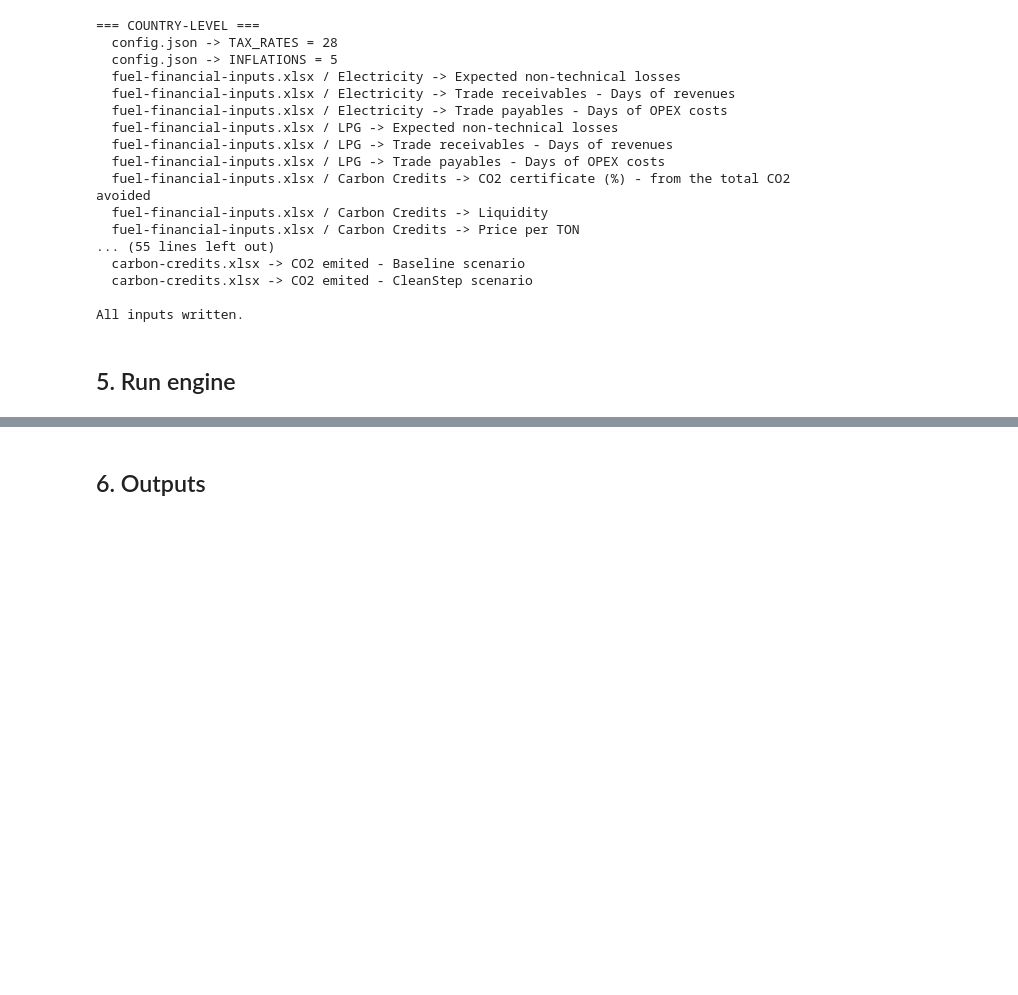
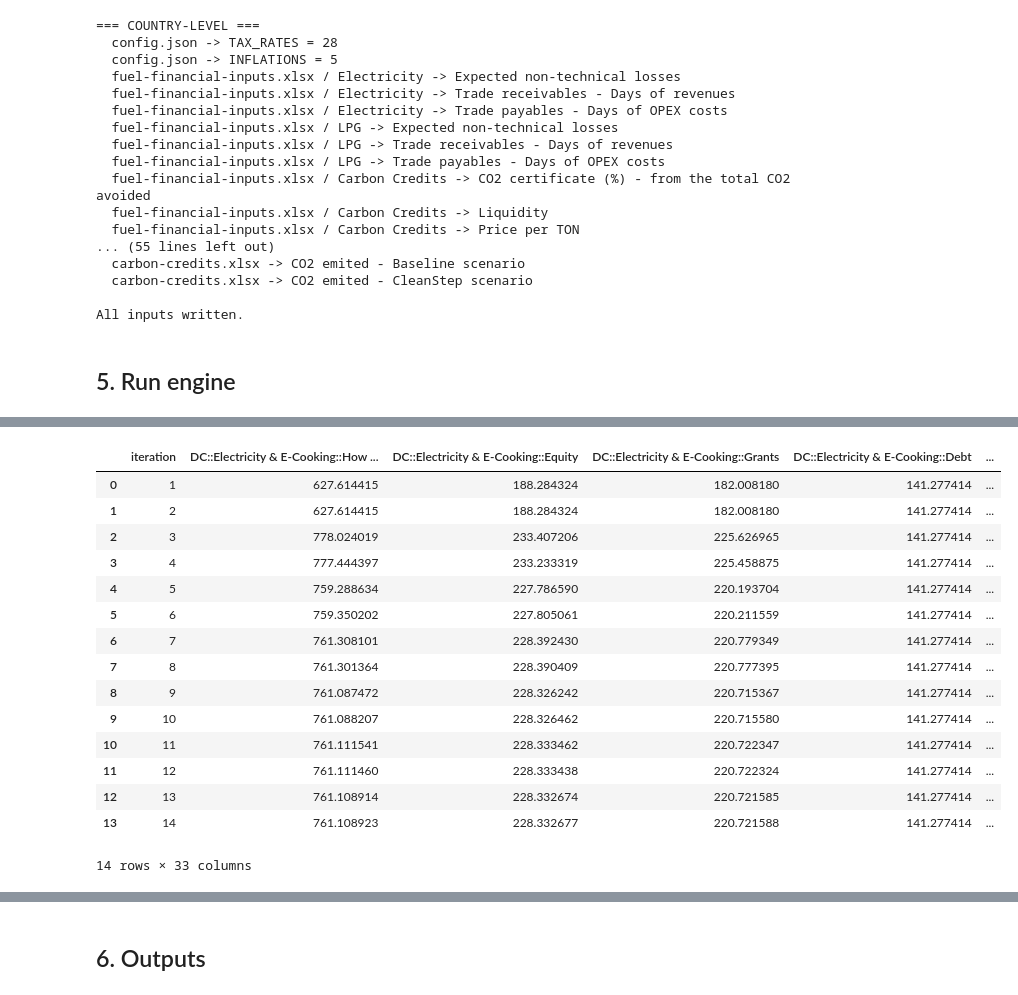
Before and after one commit to Almudenagarrido/CC-WBT-AI, a Jupyter notebook: notebooks/main_pipeline.ipynb, the cells around one changed output, grey strips where cells are left out. Saved outputs shown, nothing was run; the diff lists cells and outputs as text; code cells hidden in the pictures; blank space fills up the shorter version.

```diff
--- a/notebooks/main_pipeline.ipynb
+++ b/notebooks/main_pipeline.ipynb
@@ -138,7 +138,7 @@ Optuna searches for the combination of equity/grants/debt/costs that minimises t
 # %%
 SEARCH_RANGES = {
     'pct_equity':          (0.10, 0.50),
-    'pct_grants':          (0.10, 0.60),
+    'pct_grants':          (0.10, 0.30), #60
     'cost_equity':         (0.08, 0.20),
     'cost_debt':           (0.04, 0.12),
     'years_realisation':   (4, 10),
@@ -272,0 +288,9 @@ pio.plot_convergence(df_conv)
+# %%
+print("=== REQUIRED DEBT PER TECHNOLOGY ===")
+REQUIRED_DEBT = {}
+for SHEET in pio.get_expanded_sheets():
+    req = pio.read_required_debt(SHEET)
+    REQUIRED_DEBT[SHEET] = req
+    print(f"\n{SHEET}")
+    print("  " + "".join(f"{y:>10}" for y in YEARS))
+    print("  " + "".join(f"{round(v,1):>10}" for v in req))
@@ -272,0 +311,52 @@ pio.plot_convergence(df_conv)
+# %%
+USE_REQUIRED_DEBT = True   # True = automatically inject platform-calculated debt
+DEBT_OVERRIDE     = None   # Or: {'Electricity & E-Cooking': [0, 34, 96, 0, ...]}
+MAX_DEBT_ITER     = 8
+DEBT_TOL          = 0.5
+
+accumulated = {
+    sheet: list(CAPITAL_STRUCTURE[sheet].get('DEBT_INCREASE', [0]*len(YEARS)))
+    for sheet in pio.get_expanded_sheets()
+}
+
+if DEBT_OVERRIDE:
+    for sheet, vals in DEBT_OVERRIDE.items():
+        accumulated[sheet] = list(vals)
+
+if USE_REQUIRED_DEBT or DEBT_OVERRIDE:
+    print("=== DEBT CONVERGENCE LOOP ===")
+    df_conv2 = None
+    for debt_iter in range(MAX_DEBT_ITER):
+        total_needed = 0
+        for sheet in pio.get_expanded_sheets():
+            req = pio.read_required_debt(sheet)
+            total_needed += sum(req)
+            for t, v in enumerate(req):
+                if t < len(accumulated[sheet]):
+                    accumulated[sheet][t] += v
+
+        print(f"  Iter {debt_iter+1}: remaining debt needed = {total_needed:.2f} M$")
+
+        if total_needed < DEBT_TOL:
+            print(f"  Converged in {debt_iter+1} iteration(s).")
+            break
+
+        for sheet, vals in accumulated.items():
+            pio.write_design_debt_list(sheet, vals)
+            CAPITAL_STRUCTURE[sheet]['DEBT_INCREASE'] = vals
+
+        df_conv2 = pio.run_engine_until_convergence(max_iter=30, tol=1e-2)
+    else:
+        print(f"  Warning: did not converge after {MAX_DEBT_ITER} iterations.")
+
+    if df_conv2 is not None:
+        display(df_conv2)
+
+    print("\n=== FINAL INJECTED DEBT PER TECHNOLOGY ===")
+    for sheet, vals in accumulated.items():
+        print(f"\n{sheet}")
+        print("  " + "".join(f"{y:>10}" for y in YEARS))
+        print("  " + "".join(f"{round(v,1):>10}" for v in vals))
+else:
+    print("No debt injection applied.")
+# %% [output]
@@ -272,0 +371,16 @@ pio.plot_convergence(df_conv)
+|  | iteration | DC::Electricity & E-Cooking::How ... | DC::Electricity & E-Cooking::Equity | DC::Electricity & E-Cooking::Grants | DC::Electricity & E-Cooking::Debt | ... |
+| 0 | 1 | 627.614415 | 188.284324 | 182.008180 | 141.277414 | ... |
+| 1 | 2 | 627.614415 | 188.284324 | 182.008180 | 141.277414 | ... |
+| 2 | 3 | 778.024019 | 233.407206 | 225.626965 | 141.277414 | ... |
+| 3 | 4 | 777.444397 | 233.233319 | 225.458875 | 141.277414 | ... |
+| 4 | 5 | 759.288634 | 227.786590 | 220.193704 | 141.277414 | ... |
+| 5 | 6 | 759.350202 | 227.805061 | 220.211559 | 141.277414 | ... |
+| 6 | 7 | 761.308101 | 228.392430 | 220.779349 | 141.277414 | ... |
+| 7 | 8 | 761.301364 | 228.390409 | 220.777395 | 141.277414 | ... |
+| 8 | 9 | 761.087472 | 228.326242 | 220.715367 | 141.277414 | ... |
+| 9 | 10 | 761.088207 | 228.326462 | 220.715580 | 141.277414 | ... |
+| 10 | 11 | 761.111541 | 228.333462 | 220.722347 | 141.277414 | ... |
+| 11 | 12 | 761.111460 | 228.333438 | 220.722324 | 141.277414 | ... |
+| 12 | 13 | 761.108914 | 228.332674 | 220.721585 | 141.277414 | ... |
+| 13 | 14 | 761.108923 | 228.332677 | 220.721588 | 141.277414 | ... |
+14 rows × 33 columns
```
Also changed, not shown: parts of 9 cells of this notebook, 2 other files.
